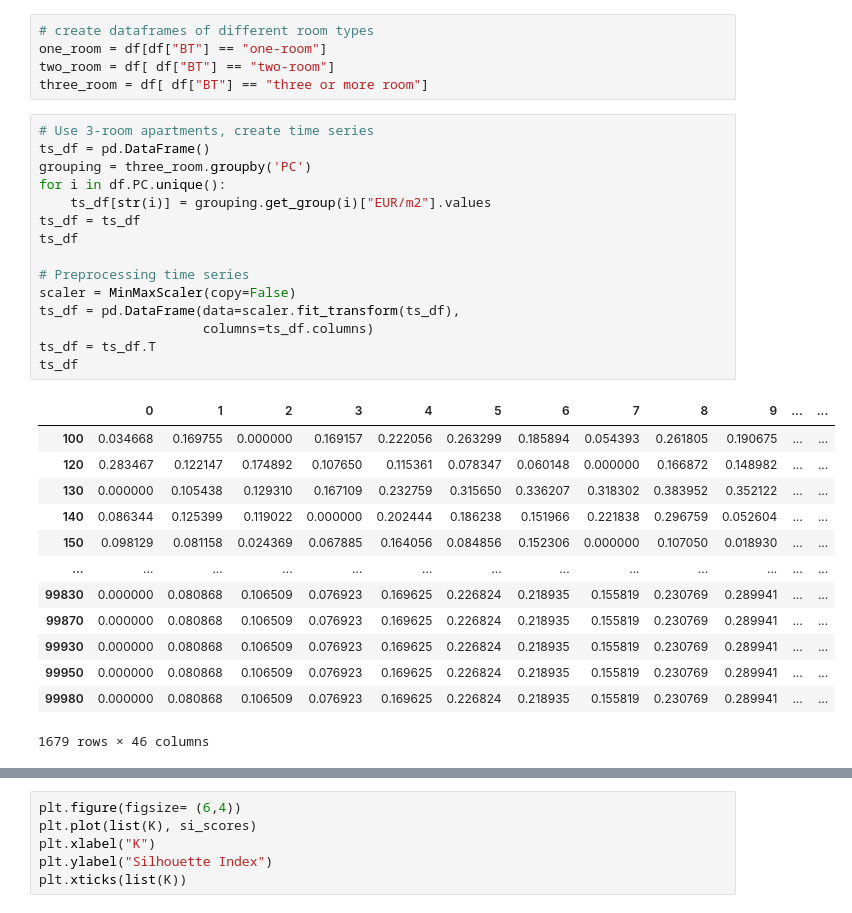
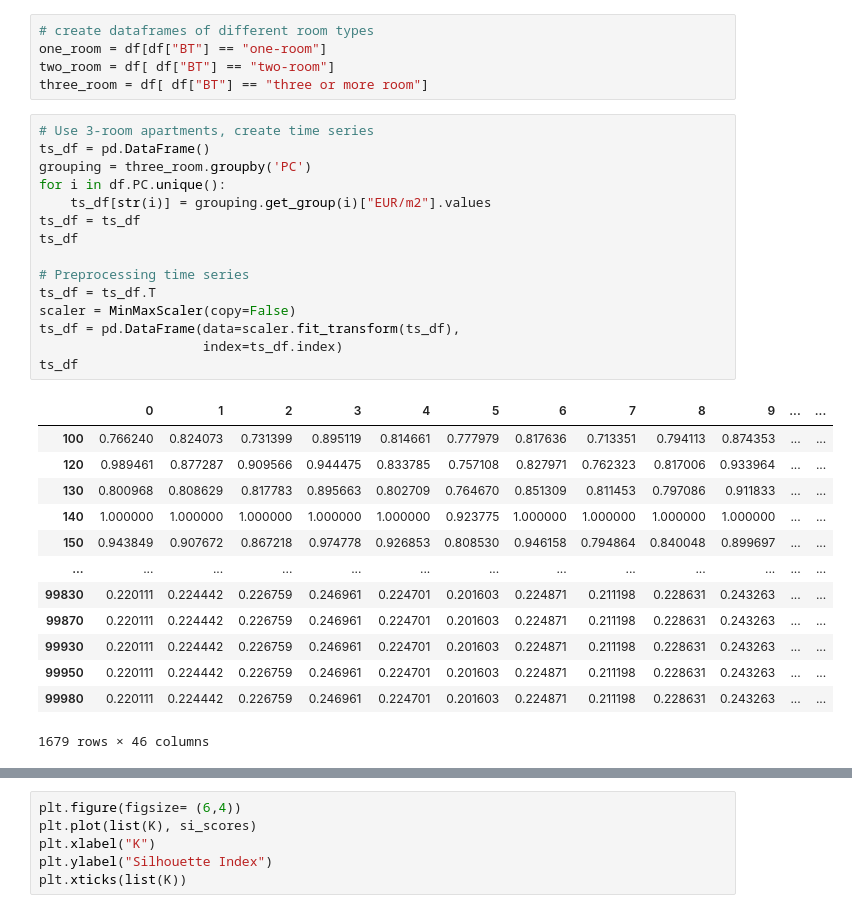
Before and after one commit to atreyaray/OP-Forecasting-Future-House-Prices, a Jupyter notebook: notebooks/Ray Folder/perf_comparison.ipynb, the cells around one changed output, grey strips where cells are left out. Drawn from its saved outputs; the diff is of its cells as text.

```diff
--- a/notebooks/Ray Folder/perf_comparison.ipynb
+++ b/notebooks/Ray Folder/perf_comparison.ipynb
@@ -50,31 +50,31 @@ three_room = df[ df["BT"] == "three or more room"]
 # %%
 # Use 3-room apartments, create time series
 ts_df = pd.DataFrame()
 grouping = three_room.groupby('PC')
 for i in df.PC.unique():
     ts_df[str(i)] = grouping.get_group(i)["EUR/m2"].values
 ts_df = ts_df
 ts_df
 
 # Preprocessing time series
+ts_df = ts_df.T
 scaler = MinMaxScaler(copy=False)
 ts_df = pd.DataFrame(data=scaler.fit_transform(ts_df),
-                     columns=ts_df.columns)
-ts_df = ts_df.T
+                     index=ts_df.index)
 ts_df
 # %% [output]
 |  | 0 | 1 | 2 | 3 | 4 | 5 | 6 | 7 | 8 | 9 | ... | ... |
-| 100 | 0.034668 | 0.169755 | 0.000000 | 0.169157 | 0.222056 | 0.263299 | 0.185894 | 0.054393 | 0.261805 | 0.190675 | ... | ... |
-| 120 | 0.283467 | 0.122147 | 0.174892 | 0.107650 | 0.115361 | 0.078347 | 0.060148 | 0.000000 | 0.166872 | 0.148982 | ... | ... |
-| 130 | 0.000000 | 0.105438 | 0.129310 | 0.167109 | 0.232759 | 0.315650 | 0.336207 | 0.318302 | 0.383952 | 0.352122 | ... | ... |
-| 140 | 0.086344 | 0.125399 | 0.119022 | 0.000000 | 0.202444 | 0.186238 | 0.151966 | 0.221838 | 0.296759 | 0.052604 | ... | ... |
-| 150 | 0.098129 | 0.081158 | 0.024369 | 0.067885 | 0.164056 | 0.084856 | 0.152306 | 0.000000 | 0.107050 | 0.018930 | ... | ... |
+| 100 | 0.766240 | 0.824073 | 0.731399 | 0.895119 | 0.814661 | 0.777979 | 0.817636 | 0.713351 | 0.794113 | 0.874353 | ... | ... |
+| 120 | 0.989461 | 0.877287 | 0.909566 | 0.944475 | 0.833785 | 0.757108 | 0.827971 | 0.762323 | 0.817006 | 0.933964 | ... | ... |
+| 130 | 0.800968 | 0.808629 | 0.817783 | 0.895663 | 0.802709 | 0.764670 | 0.851309 | 0.811453 | 0.797086 | 0.911833 | ... | ... |
+| 140 | 1.000000 | 1.000000 | 1.000000 | 1.000000 | 1.000000 | 0.923775 | 1.000000 | 1.000000 | 1.000000 | 1.000000 | ... | ... |
+| 150 | 0.943849 | 0.907672 | 0.867218 | 0.974778 | 0.926853 | 0.808530 | 0.946158 | 0.794864 | 0.840048 | 0.899697 | ... | ... |
 | ... | ... | ... | ... | ... | ... | ... | ... | ... | ... | ... | ... | ... |
-| 99830 | 0.000000 | 0.080868 | 0.106509 | 0.076923 | 0.169625 | 0.226824 | 0.218935 | 0.155819 | 0.230769 | 0.289941 | ... | ... |
-| 99870 | 0.000000 | 0.080868 | 0.106509 | 0.076923 | 0.169625 | 0.226824 | 0.218935 | 0.155819 | 0.230769 | 0.289941 | ... | ... |
-| 99930 | 0.000000 | 0.080868 | 0.106509 | 0.076923 | 0.169625 | 0.226824 | 0.218935 | 0.155819 | 0.230769 | 0.289941 | ... | ... |
-| 99950 | 0.000000 | 0.080868 | 0.106509 | 0.076923 | 0.169625 | 0.226824 | 0.218935 | 0.155819 | 0.230769 | 0.289941 | ... | ... |
-| 99980 | 0.000000 | 0.080868 | 0.106509 | 0.076923 | 0.169625 | 0.226824 | 0.218935 | 0.155819 | 0.230769 | 0.289941 | ... | ... |
+| 99830 | 0.220111 | 0.224442 | 0.226759 | 0.246961 | 0.224701 | 0.201603 | 0.224871 | 0.211198 | 0.228631 | 0.243263 | ... | ... |
+| 99870 | 0.220111 | 0.224442 | 0.226759 | 0.246961 | 0.224701 | 0.201603 | 0.224871 | 0.211198 | 0.228631 | 0.243263 | ... | ... |
+| 99930 | 0.220111 | 0.224442 | 0.226759 | 0.246961 | 0.224701 | 0.201603 | 0.224871 | 0.211198 | 0.228631 | 0.243263 | ... | ... |
+| 99950 | 0.220111 | 0.224442 | 0.226759 | 0.246961 | 0.224701 | 0.201603 | 0.224871 | 0.211198 | 0.228631 | 0.243263 | ... | ... |
+| 99980 | 0.220111 | 0.224442 | 0.226759 | 0.246961 | 0.224701 | 0.201603 | 0.224871 | 0.211198 | 0.228631 | 0.243263 | ... | ... |
 1679 rows × 46 columns
 # %%
 # Clustering
```
Also changed, not shown: parts of 1 cell of this notebook.
